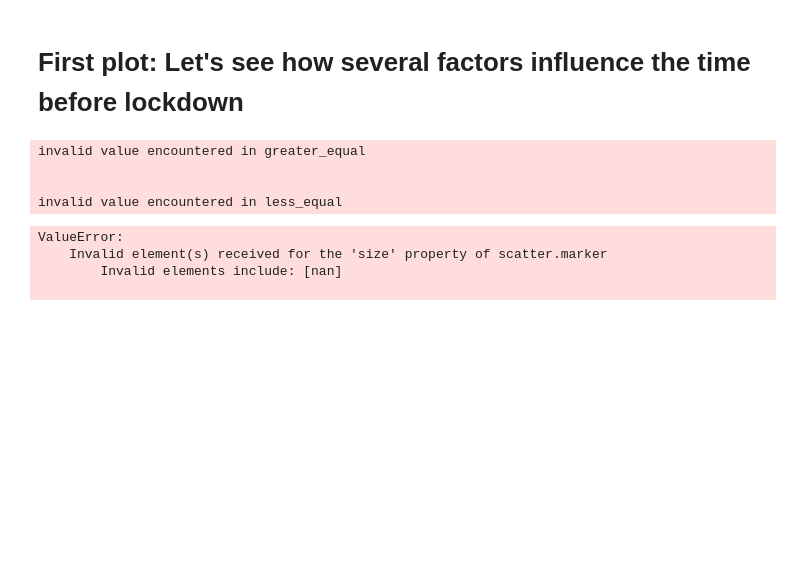
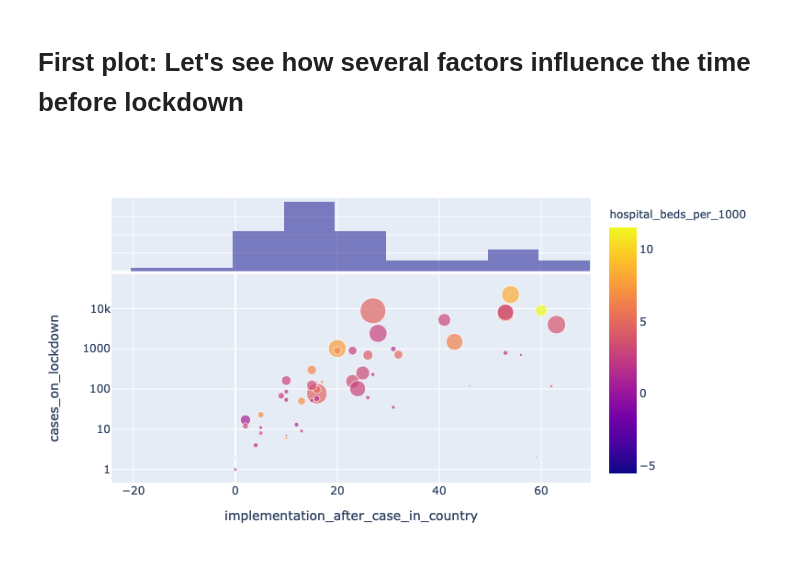
Before and after one commit to Sterris/viz_project, a Jupyter notebook: bubbleplots.ipynb, the cells around one changed output. Saved outputs shown, nothing was run; the diff lists cells and outputs as text; code cells hidden in the pictures; blank space fills up the shorter version.

```diff
--- a/bubbleplots.ipynb
+++ b/bubbleplots.ipynb
@@ -193,14 +128,21 @@ codes = full_data.country_code.unique()
 lockdowns= full_data[full_data.CATEGORY == 'Lockdown']
 lockdowns = lockdowns.sort_values(by='DATE_IMPLEMENTED')
 lockdowns_unique = lockdowns.drop_duplicates(subset = ['ISO'],keep='first')
+cases_on_lockdown = []
+for index,row in lockdowns_unique.iterrows():
+    cases_on_lockdown.append(data_cases.loc[row.country_code,row.DATE_IMPLEMENTED])
+lockdowns_with_cases = lockdowns_unique.assign(cases_on_lockdown = cases_on_lockdown)
+lockdowns_with_cases = lockdowns_with_cases.dropna(subset=['hospital_beds_per_1000'])
 # %%
-px.scatter(data_frame=lockdowns_unique,x = lockdowns_unique.implementation_after_case_in_country,y ='gdp_per_capita',size= "universal_healthcare_coverage_index", color='freedom_score',hover_name='COUNTRY')
+px.scatter(
+    data_frame=lockdowns_with_cases,
+    x = lockdowns_with_cases.implementation_after_case_in_country,
+    y ='cases_on_lockdown',
+    log_y = True,
+    size= "health_expenditure_per_capita",
+    color='hospital_beds_per_1000',
+    color_continuous_midpoint=3,
+    hover_name='COUNTRY',
+    marginal_x='histogram')
 # %% [output]
-invalid value encountered in greater_equal
-
-
-invalid value encountered in less_equal
-ValueError:
-    Invalid element(s) received for the 'size' property of scatter.marker
-        Invalid elements include: [nan]
-
+[figure, added]
```
Also changed, not shown: parts of 8 cells of this notebook.
